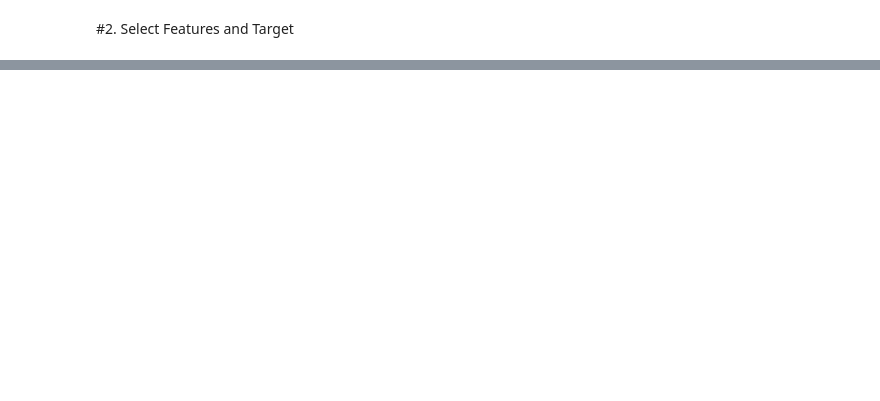
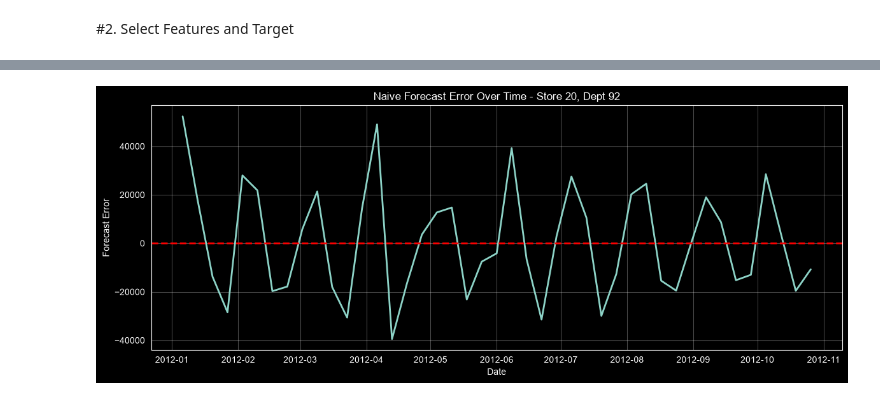
Before and after one commit to tuyettran15999/Walmart-Demand-Forecasting, a Jupyter notebook: notebook/04_Forecasting_Model_Development.ipynb, the cells around one changed output, grey strips where cells are left out. Cells and saved outputs as stored; diff of their text form; code cells hidden in the pictures; blank space fills up the shorter version.

```diff
--- a/notebook/04_Forecasting_Model_Development.ipynb
+++ b/notebook/04_Forecasting_Model_Development.ipynb
@@ -150,0 +143,11 @@ df["Week"] = df["Date"].dt.isocalendar().week
+# %%
+#Split by year
+train_df = df[df['Year'] < 2012]
+test_df = df[df['Year'] == 2012]
+
+print("Train:")
+print(train_df['Date'].min(), train_df['Date'].max())
+print(train_df.shape)
+print("Test:")
+print(test_df['Date'].min(), test_df['Date'].max())
+print(test_df.shape)
@@ -150,0 +283,20 @@ df["Week"] = df["Date"].dt.isocalendar().week
+# %%
+plot_df["Error"] = plot_df["Weekly_Sales"] - plot_df["Naive_Prediction"]
+
+plt.figure(figsize=(14, 5))
+plt.plot(plot_df["Date"], plot_df["Error"], linewidth=2)
+plt.axhline(
+    y=0,
+    color="red",
+    linestyle="--",
+    linewidth=2,
+    label="Zero Error"
+)
+plt.title(f"Naive Forecast Error Over Time - Store {store_id}, Dept {dept_id}")
+plt.xlabel("Date")
+plt.ylabel("Forecast Error")
+plt.grid(alpha=0.3)
+
+plt.show()
+# %% [output]
+[figure, added]
```
Also changed, not shown: parts of 20 cells of this notebook, 2 other files.
